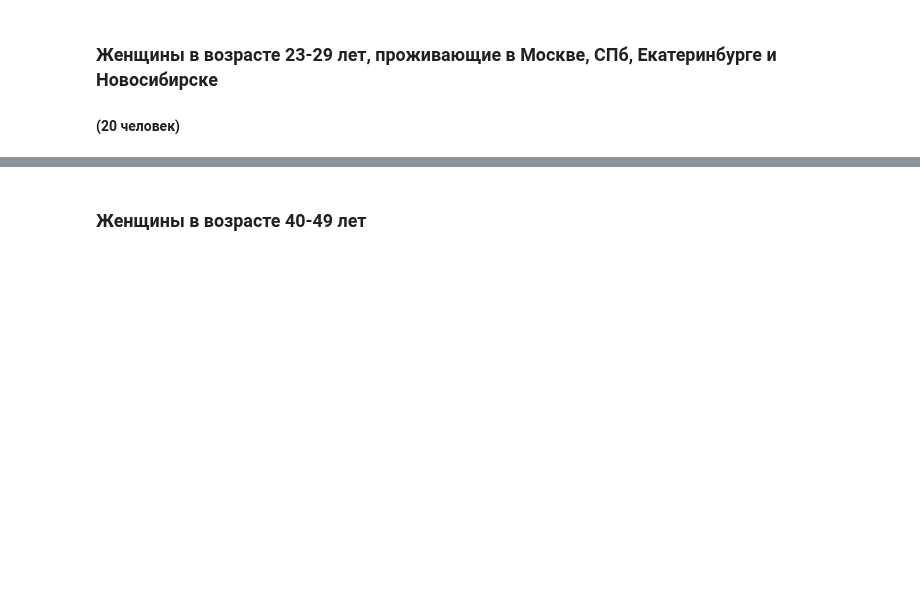
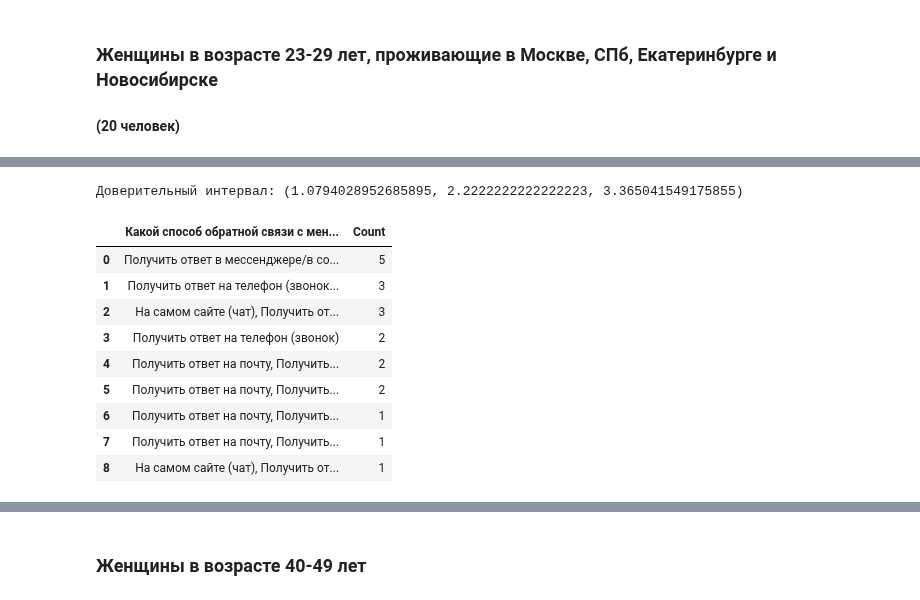
Before and after one commit to Gralex78/Home-Work-PYDA-20, a Jupyter notebook: 28_Grow/Grow.ipynb, the cells around one changed output, grey strips where cells are left out. Saved outputs shown, nothing was run; the diff lists cells and outputs as text; code cells hidden in the pictures; blank space fills up the shorter version.

```diff
--- a/28_Grow/Grow.ipynb
+++ b/28_Grow/Grow.ipynb
@@ -737,0 +772,17 @@ print('Доверительный интервал:', mean_confidence_interval(d
+# %%
+f_23_29_Big_City_8 = df_f_23_29_Big_City.iloc[:,[8]].value_counts().reset_index()
+f_23_29_Big_City_8.columns = ['Какой способ обратной связи с менеджером вам наиболее удобен?', 'Count']
+print('Доверительный интервал:', mean_confidence_interval(f_23_29_Big_City_8['Count'], 0.97))
+f_23_29_Big_City_8
+# %% [output]
+Доверительный интервал: (1.0794028952685895, 2.2222222222222223, 3.365041549175855)
+|  | Какой способ обратной связи с мен... | Count |
+| 0 | Получить ответ в мессенджере/в со... | 5 |
+| 1 | Получить ответ на телефон (звонок... | 3 |
+| 2 | На самом сайте (чат), Получить от... | 3 |
+| 3 | Получить ответ на телефон (звонок) | 2 |
+| 4 | Получить ответ на почту, Получить... | 2 |
+| 5 | Получить ответ на почту, Получить... | 2 |
+| 6 | Получить ответ на почту, Получить... | 1 |
+| 7 | Получить ответ на почту, Получить... | 1 |
+| 8 | На самом сайте (чат), Получить от... | 1 |
```
Also changed, not shown: parts of 315 cells of this notebook.
